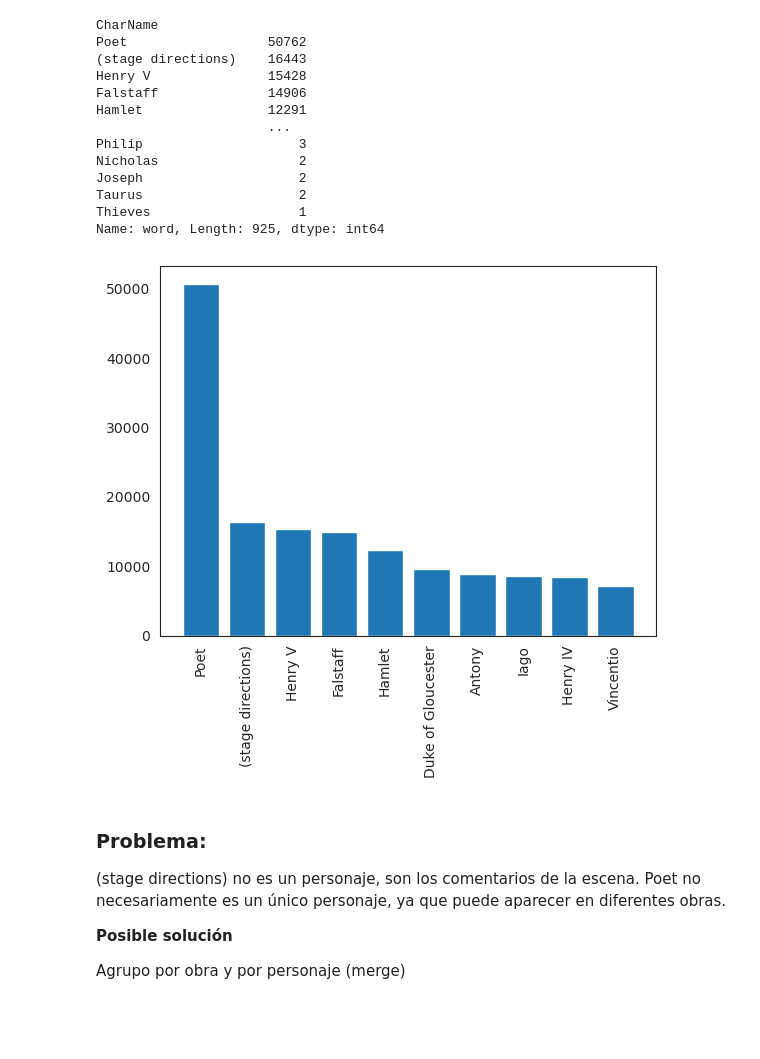
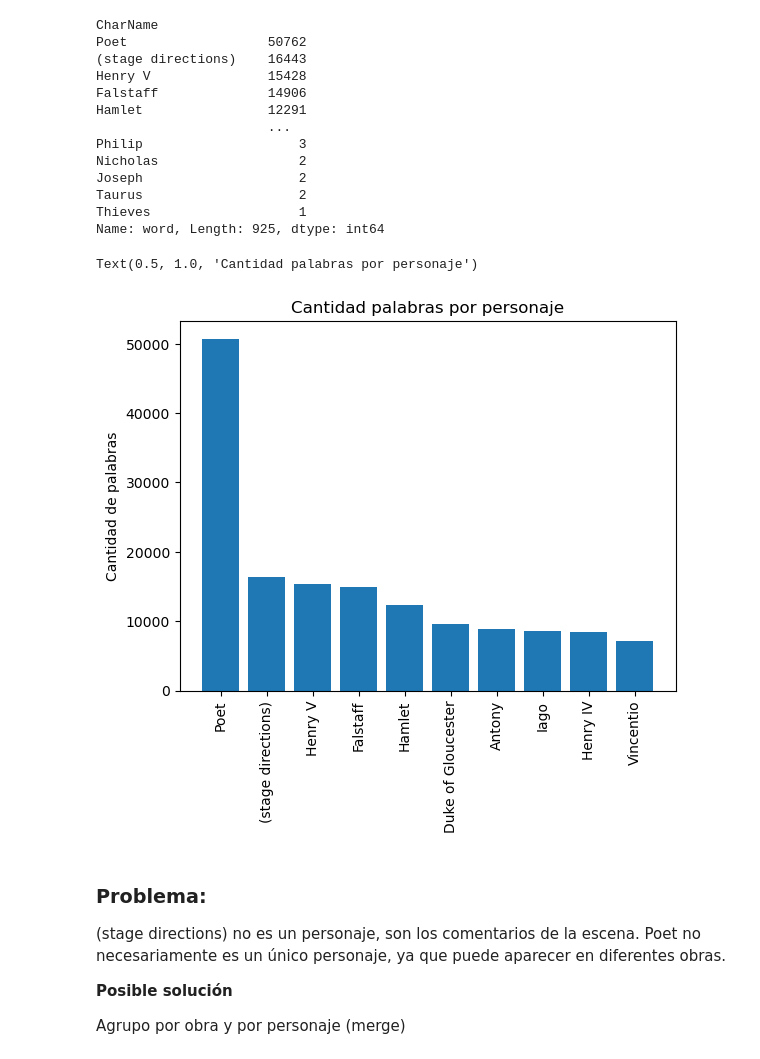
Before and after one commit to AnaCortazzo/ShakespeareTarea1, a Jupyter notebook: shakespeareAnalysis.ipynb, the cells around one changed output. Cells and saved outputs as stored; diff of their text form; code cells hidden in the pictures; blank space fills up the shorter version.

```diff
--- a/shakespeareAnalysis.ipynb
+++ b/shakespeareAnalysis.ipynb
@@ -549,10 +577,14 @@ Name: word, Length: 925, dtype: int64
 # %%
 # Ejemplo: 10 personajes con más palabras
 char_show = words_per_character[:10]
 plt.bar(char_show.index, char_show.values)
 _ = plt.xticks(rotation=90)
+
+plt.ylabel('Cantidad de palabras')
+plt.title('Cantidad palabras por personaje')
 # %% [output]
+Text(0.5, 1.0, 'Cantidad palabras por personaje')
-[figure, old version]
+[figure, new version]
 # %% [markdown]
 ### Problema:
 (stage directions) no es un personaje, son los comentarios de la escena.
```
Also changed, not shown: parts of 11 cells of this notebook.
